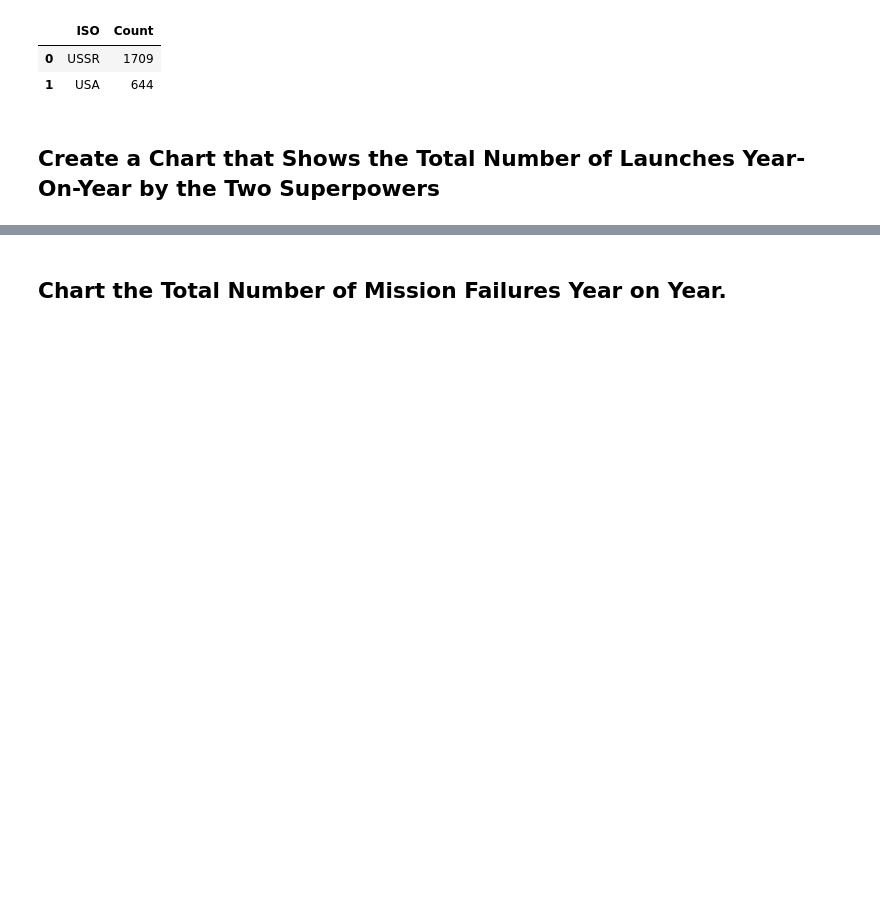
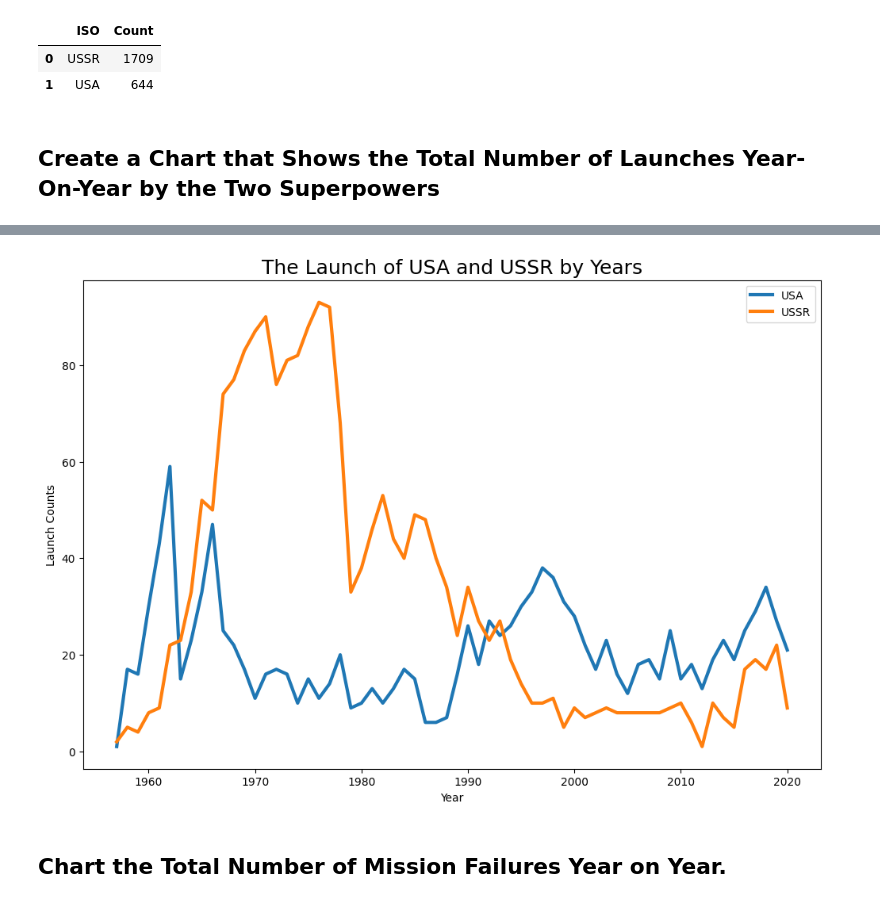
Before and after one commit to chgwyellow/Analyse---Visualise-the-Space-Race, a Jupyter notebook: Space_Missions_Analysis.ipynb, the cells around one changed output, grey strips where cells are left out. Cells and saved outputs as stored; diff of their text form; code cells hidden in the pictures; blank space fills up the shorter version.

Commit message:
Completed the year-on-year by the two superpowers.

```diff
--- a/Space_Missions_Analysis.ipynb
+++ b/Space_Missions_Analysis.ipynb
@@ -545,3 +545,10 @@ pie = px.pie(
 pie.show()
 # %% [markdown]
 ## Create a Chart that Shows the Total Number of Launches Year-On-Year by the Two Superpowers
+# %%
+df_superpower = df_data.copy()
+df_superpower.ISO = df_superpower.ISO.replace({"RUS": "USSR", "KAZ": "USSR"})
+df_superpower_2 = df_superpower[df_superpower.ISO.isin(["USA", "USSR"])]
+
+launch_counts_superpower = df_superpower_2.groupby(["Year", "ISO"]).size().unstack()
+launch_counts_superpower
@@ -548,3 +570,21 @@ pie.show()
+# %%
+plt.figure(figsize=(12, 8))
+
+for column in launch_counts_superpower.columns:
+    plt.plot(
+        launch_counts_superpower.index,
+        launch_counts_superpower[column],
+        label=launch_counts_superpower[column].name,
+        linewidth=3,
+    )
+plt.title("The Launch of USA and USSR by Years", fontsize=18)
+plt.xlabel("Year")
+plt.ylabel("Launch Counts")
+plt.legend()
+
+plt.show()
+# %% [output]
+[figure, added]
 # %% [markdown]
 ## Chart the Total Number of Mission Failures Year on Year.
 # %% [markdown]
```
Also changed, not shown: parts of 1 cell of this notebook.
